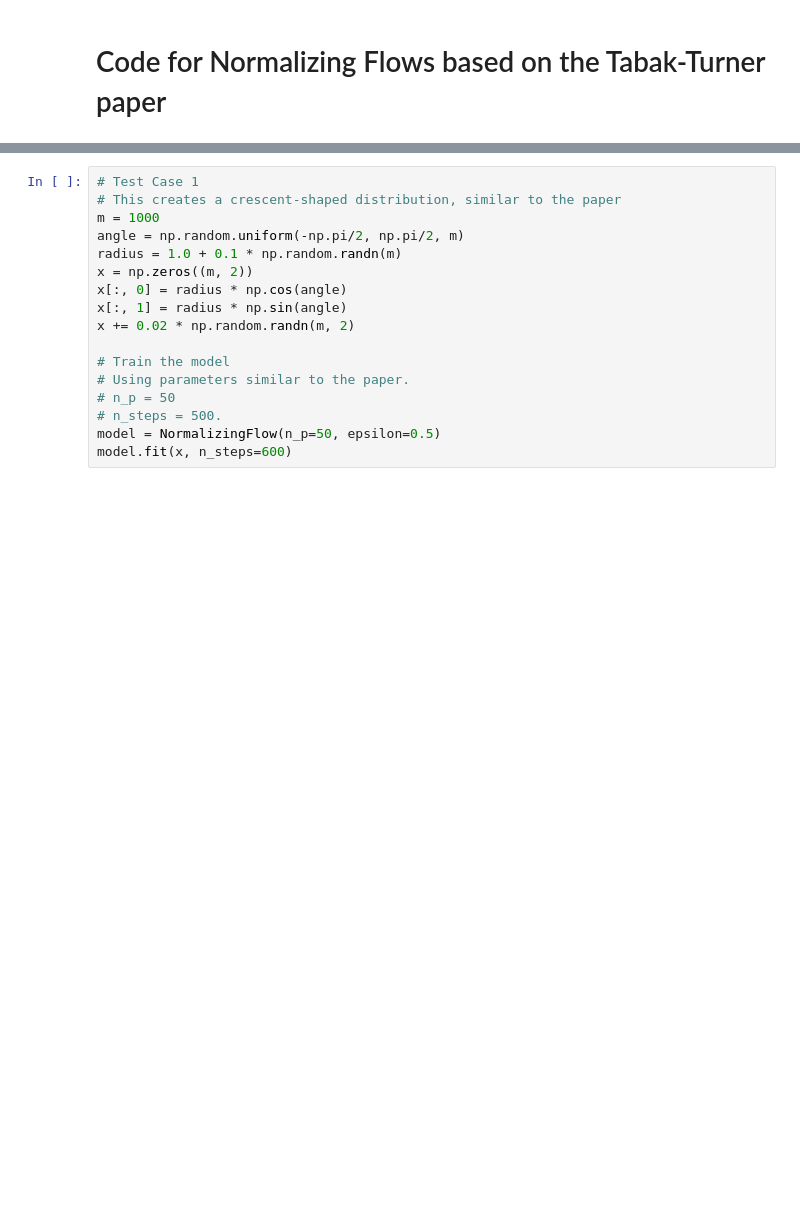
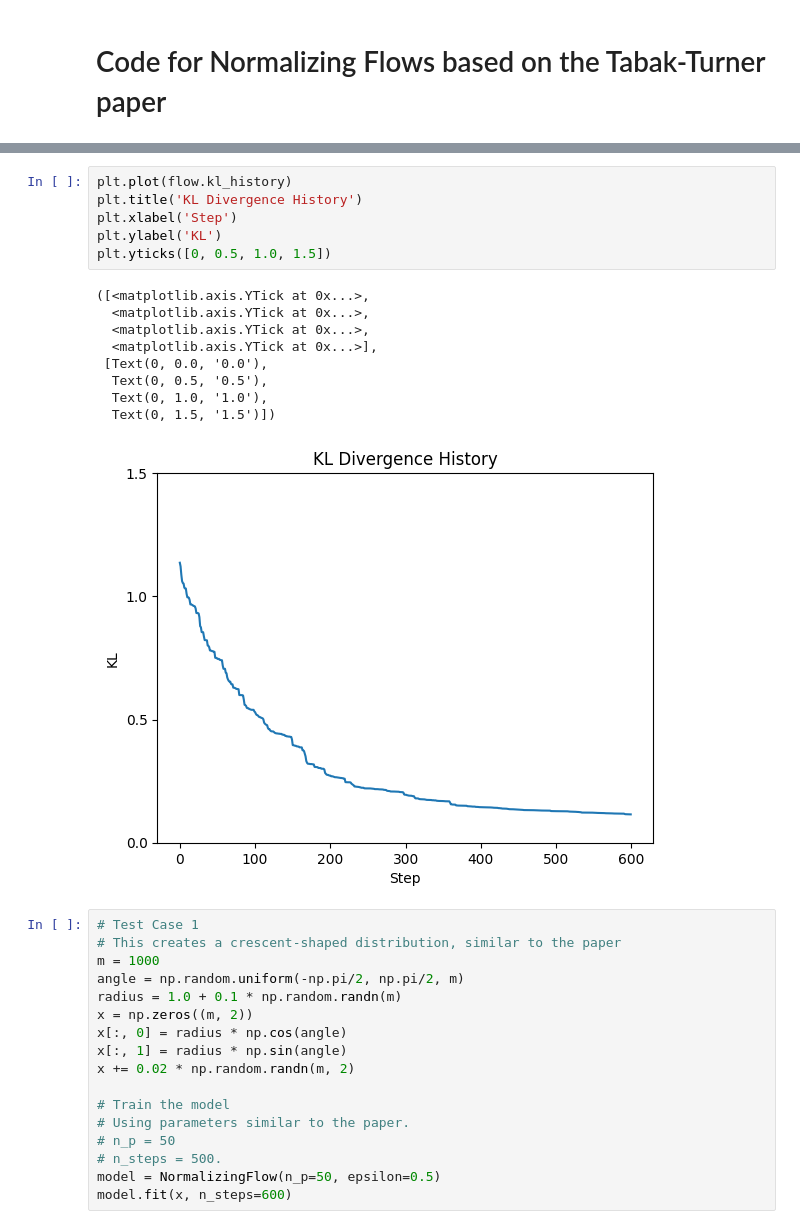
Before and after one commit to echen347/polymath25-ML, a Jupyter notebook: Normalizing Flows/2025_07_20/Tabak_Implementation.ipynb, the cells around one changed output, grey strips where cells are left out. Drawn from its saved outputs; the diff is of its cells as text; blank space fills up the shorter version.

```diff
--- a/Normalizing Flows/2025_07_20/Tabak_Implementation.ipynb
+++ b/Normalizing Flows/2025_07_20/Tabak_Implementation.ipynb
@@ -319,3 +330,19 @@ plt.scatter(samples[:, 0], samples[:, 1], s=1, alpha=0.5, label='Sampled Points'
+# %%
+plt.plot(flow.kl_history)
+plt.title('KL Divergence History')
+plt.xlabel('Step')
+plt.ylabel('KL')
+plt.yticks([0, 0.5, 1.0, 1.5])
+# %% [output]
+([<matplotlib.axis.YTick at 0x...>,
+  <matplotlib.axis.YTick at 0x...>,
+  <matplotlib.axis.YTick at 0x...>,
+  <matplotlib.axis.YTick at 0x...>],
+ [Text(0, 0.0, '0.0'),
+  Text(0, 0.5, '0.5'),
+  Text(0, 1.0, '1.0'),
+  Text(0, 1.5, '1.5')])
+[figure, added]
 # %%
 # Test Case 1
 # This creates a crescent-shaped distribution, similar to the paper
```
Also changed, not shown: parts of 5 cells of this notebook.
